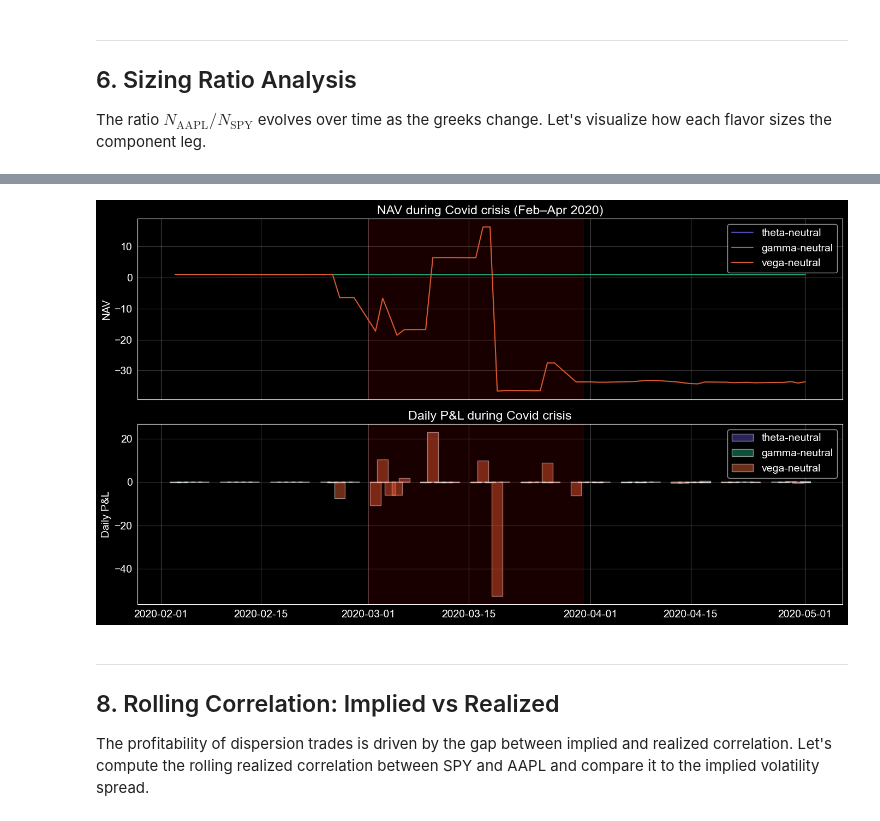
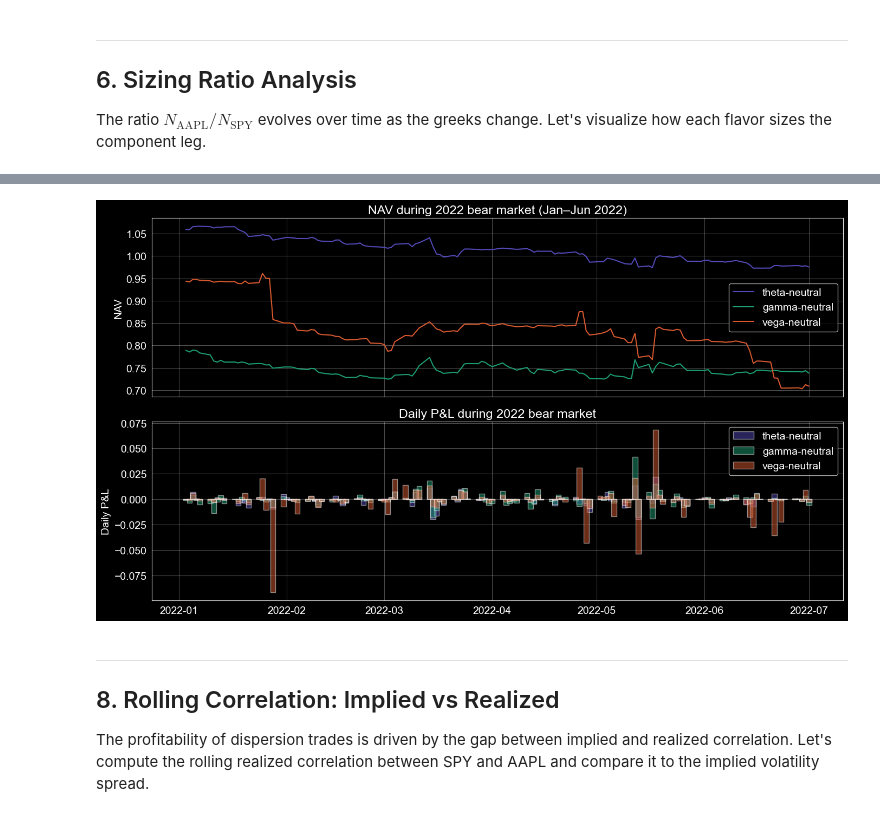
Before and after one commit to Mariuscalaque/Volatility-Trading-Project--Dispersion-Strategies, a Jupyter notebook: notebooks/02_dispersion_backtest.ipynb, the cells around one changed output, grey strips where cells are left out. Drawn from its saved outputs; the diff is of its cells as text; code cells hidden in the pictures.

```diff
--- a/notebooks/02_dispersion_backtest.ipynb
+++ b/notebooks/02_dispersion_backtest.ipynb
@@ -86,7 +86,10 @@ print("All imports successful.")
 All imports successful.
 # %%
 # ── Backtest parameters ──
-START_DATE = datetime(2020, 1, 2)
+# AAPL had a 4:1 stock split on Aug 31, 2020.
+# Pre-split data creates artificial volatility that distorts sizing ratios.
+# We start the backtest after the split to avoid this data artifact.
+START_DATE = datetime(2020, 9, 1)
 END_DATE   = datetime(2022, 12, 30)
 
 INDEX_TICKER     = "SPY"
@@ -342,39 +353,37 @@ The Covid crisis in March 2020 caused an extreme spike in correlation (all stock
 # %%
-# Crisis zoom: Feb-Apr 2020
-crisis_start = datetime(2020, 2, 1)
-crisis_end   = datetime(2020, 5, 1)
+# Stress period zoom: 2022 bear market (Jan-Jun 2022)
+crisis_start = datetime(2022, 1, 1)
+crisis_end   = datetime(2022, 7, 1)
 
 fig, axes = plt.subplots(2, 1, figsize=(14, 8), sharex=True)
 
-# Panel 1: NAV during crisis
+# Panel 1: NAV during stress
 for greek, bt in backtests.items():
     nav = bt.nav["NAV"]
     nav_crisis = nav[(nav.index >= crisis_start) & (nav.index <= crisis_end)]
     axes[0].plot(nav_crisis.index, nav_crisis, label=f"{greek}-neutral",
                  color=FLAVOR_COLORS[greek], linewidth=1.5)
 
-axes[0].set_title("NAV during Covid crisis (Feb–Apr 2020)")
+axes[0].set_title("NAV during 2022 bear market (Jan–Jun 2022)")
 axes[0].set_ylabel("NAV")
 axes[0].legend()
 axes[0].grid(alpha=0.3)
-axes[0].axvspan(datetime(2020, 3, 1), datetime(2020, 3, 31), alpha=0.1, color="red")
 
-# Panel 2: Daily P&L during crisis
+# Panel 2: Daily P&L during stress
 for greek, bt in backtests.items():
     pnl = bt.pnl["pnl"]
     pnl_crisis = pnl[(pnl.index >= crisis_start) & (pnl.index <= crisis_end)]
     axes[1].bar(pnl_crisis.index, pnl_crisis, alpha=0.5,
                 color=FLAVOR_COLORS[greek], label=f"{greek}-neutral", width=1.5)
 
-axes[1].set_title("Daily P&L during Covid crisis")
+axes[1].set_title("Daily P&L during 2022 bear market")
 axes[1].set_ylabel("Daily P&L")
 axes[1].legend()
 axes[1].grid(alpha=0.3)
-axes[1].axvspan(datetime(2020, 3, 1), datetime(2020, 3, 31), alpha=0.1, color="red")
 
 plt.tight_layout(); plt.show()
 # %% [output]
-[figure, old version]
+[figure, new version]
 # %% [markdown]
 ---
 ## 8. Rolling Correlation: Implied vs Realized
```
Also changed, not shown: parts of 16 cells of this notebook, 2 other files.
